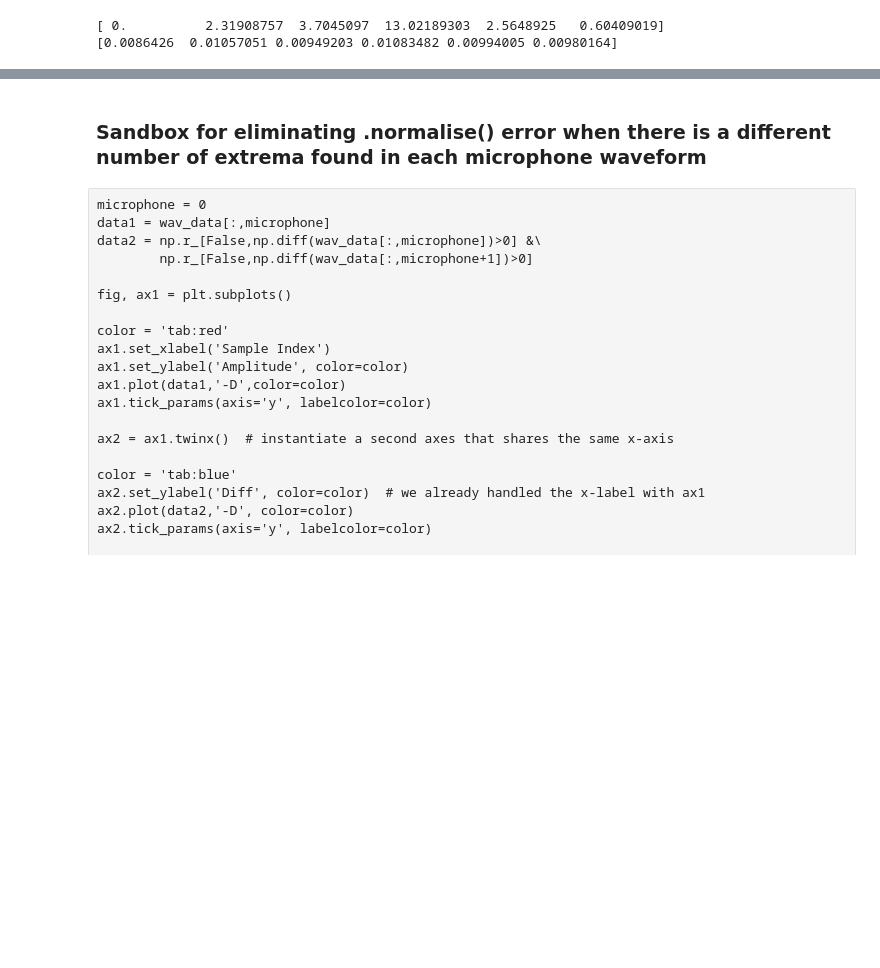
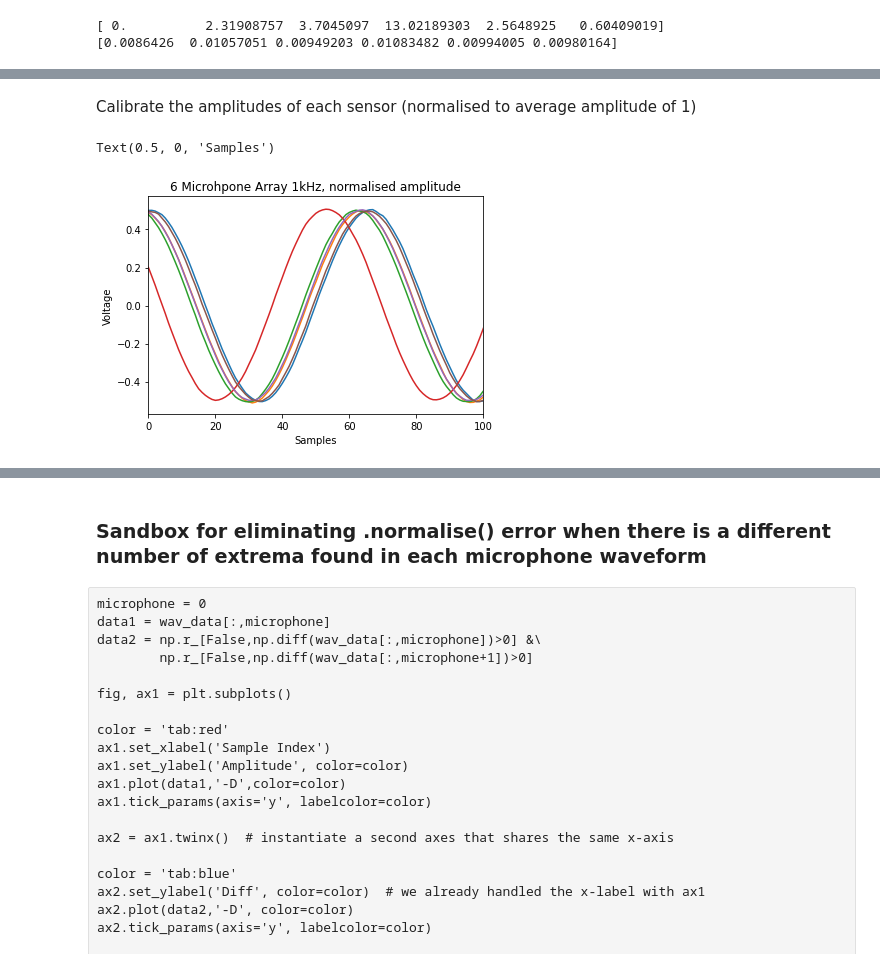
Before and after one commit to butterlyn/07_PYTHON_FILES_BUTTERLY, a Jupyter notebook: calibration_sandbox.ipynb, the cells around one changed output, grey strips where cells are left out. Cells and saved outputs as stored; diff of their text form; code cells hidden in the pictures; blank space fills up the shorter version.

```diff
--- a/shlnb_sandbox.ipynb
+++ b/calibration_sandbox.ipynb
@@ -194,0 +195,12 @@ plt.plot(wav_data_normalised[1000:1100])
+# %% [markdown]
+Calibrate the amplitudes of each sensor (normalised to average amplitude of 1)
+# %%
+wav_data_normalised = wav_data/amplitudes
+plt.plot(wav_data_normalised)
+plt.xlim((0,100))
+plt.title("6 Microhpone Array 1kHz, normalised amplitude")
+plt.ylabel("Voltage")
+plt.xlabel("Samples")
+# %% [output]
+Text(0.5, 0, 'Samples')
+[figure, added]
```
Also changed, not shown: parts of 16 cells of this notebook.
